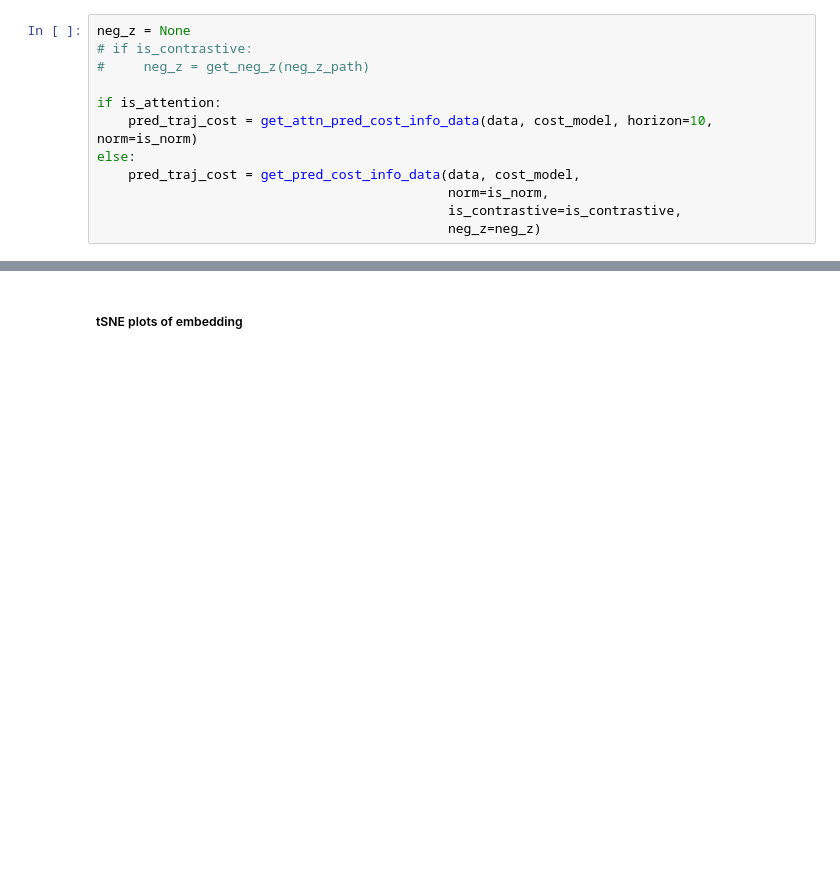
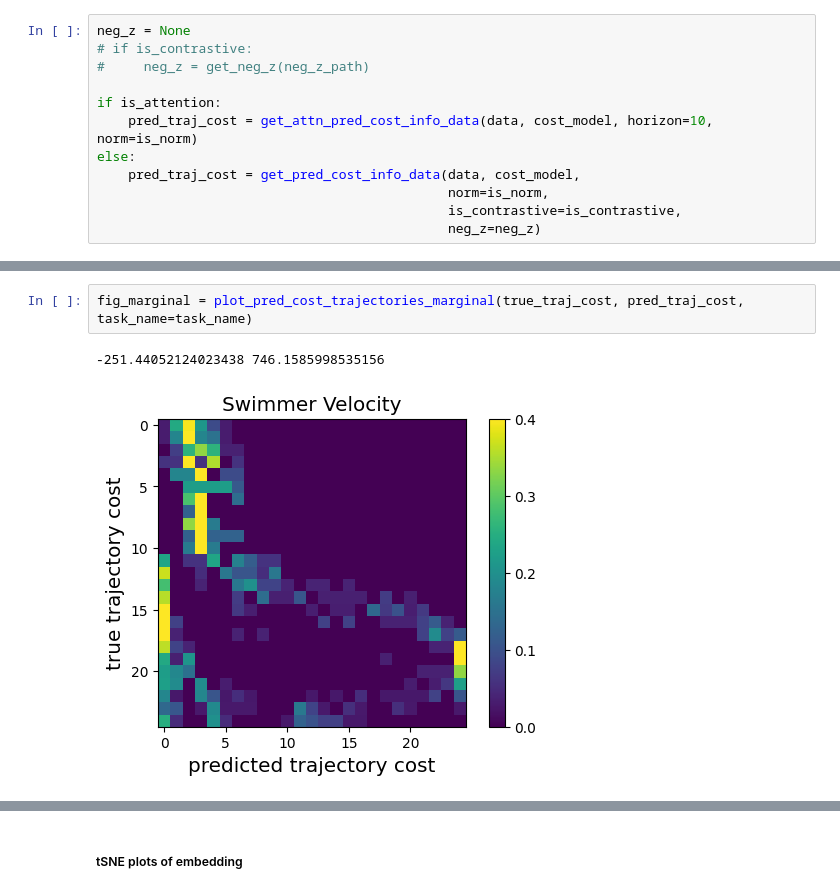
Before and after one commit to returaj/offline_mpc, a Jupyter notebook: dsrl_model/notebooks/check_cost_model.ipynb, the cells around one changed output, grey strips where cells are left out. Drawn from its saved outputs; the diff is of its cells as text; blank space fills up the shorter version.

```diff
--- a/dsrl_model/notebooks/check_cost_model.ipynb
+++ b/dsrl_model/notebooks/check_cost_model.ipynb
@@ -397,0 +528,5 @@ plot_pred_cost_trajectories(pred_traj_cost, cost_bins, task_name=task)
+# %%
+fig_marginal = plot_pred_cost_trajectories_marginal(true_traj_cost, pred_traj_cost, task_name=task_name)
+# %% [output]
+-251.44052124023438 746.1585998535156
+[figure, added]
```
Also changed, not shown: parts of 9 cells of this notebook.
